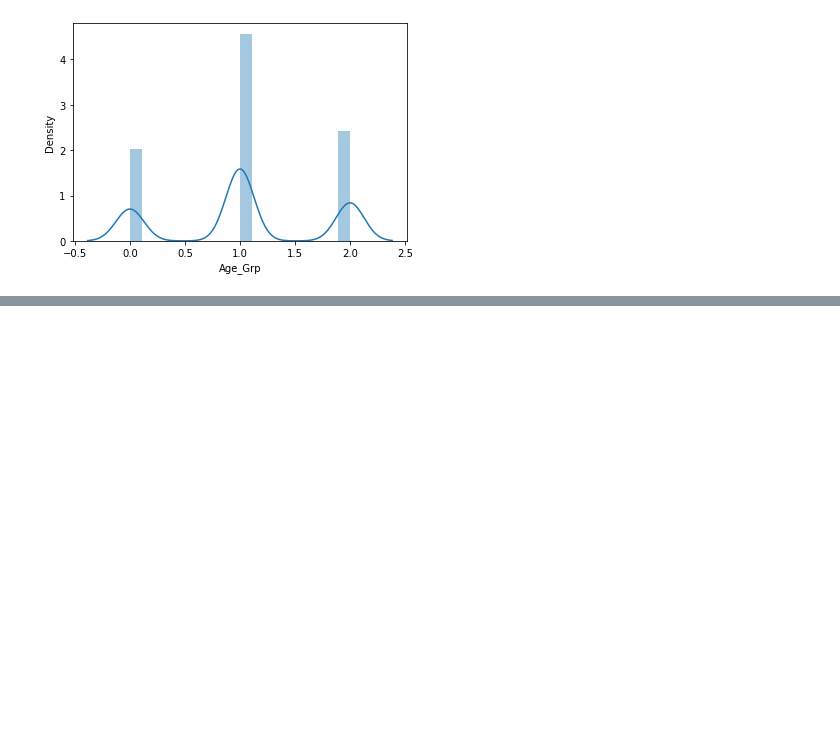
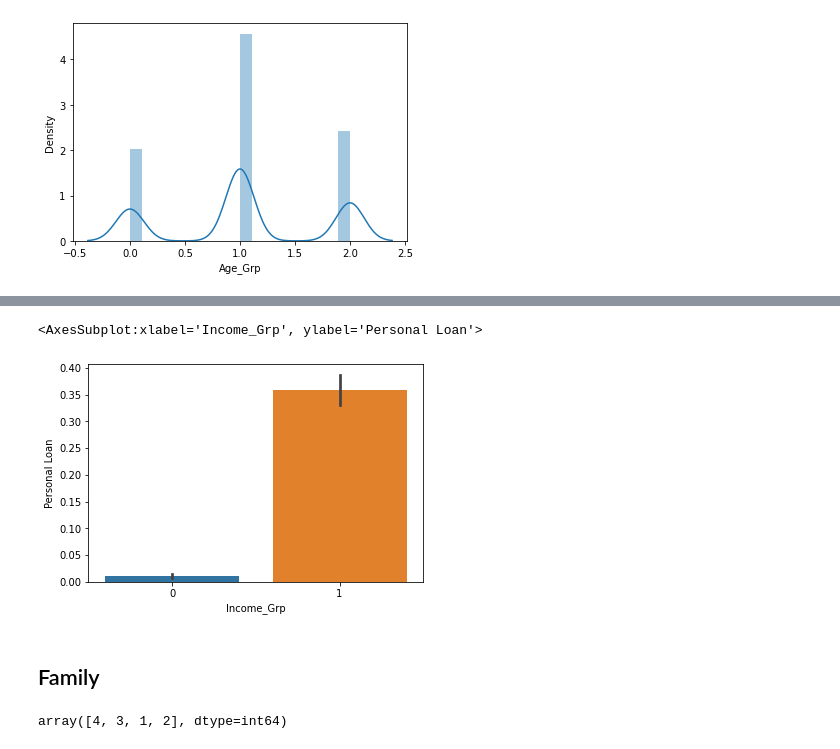
Before and after one commit to CaptaiN785/ML-Notebooks, a Jupyter notebook: Naive_bayes/main.ipynb, the cells around one changed output, grey strips where cells are left out. Saved outputs shown, nothing was run; the diff lists cells and outputs as text; code cells hidden in the pictures; blank space fills up the shorter version.

```diff
--- a/Naive_bayes/main.ipynb
+++ b/Naive_bayes/main.ipynb
@@ -211,0 +229,13 @@ ValueError: Could not interpret input 'Exprience'
+# %%
+df['Income_Grp'] = [0 if i < 100 else 1 for i in df['Income']]
+# %%
+sns.barplot(x='Income_Grp', y='Personal Loan', data = df)
+# %% [output]
+<AxesSubplot:xlabel='Income_Grp', ylabel='Personal Loan'>
+[figure, added]
+# %% [markdown]
+## Family
+# %%
+df['Family'].unique()
+# %% [output]
+array([4, 3, 1, 2], dtype=int64)
```
Also changed, not shown: parts of 63 cells of this notebook.
